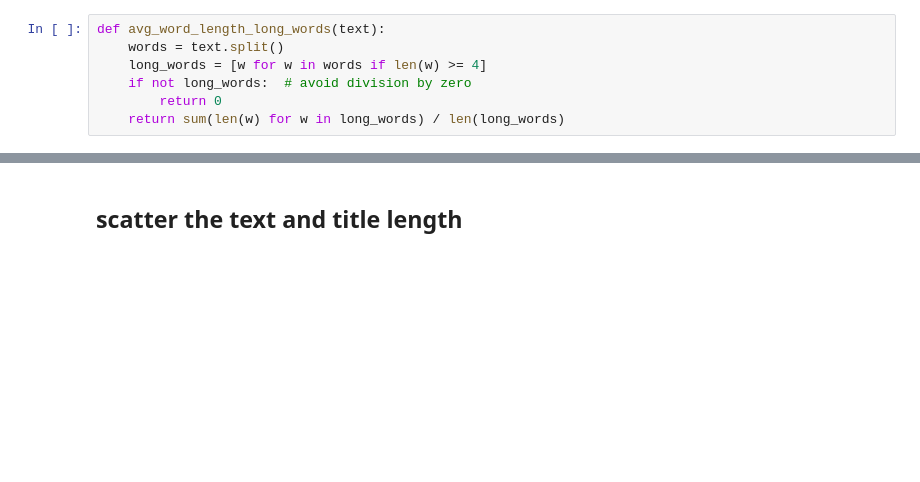
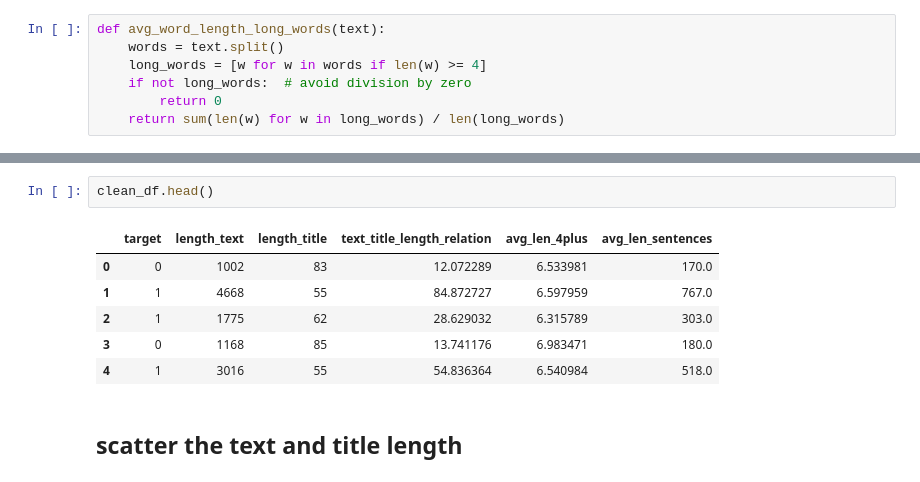
Before and after one commit to abolfazlshahsavaryyy/FakeNewsDetection, a Jupyter notebook: MainJupyter.ipynb, the cells around one changed output, grey strips where cells are left out. Saved outputs shown, nothing was run; the diff lists cells and outputs as text; blank space fills up the shorter version.

```diff
--- a/MainJupyter.ipynb
+++ b/MainJupyter.ipynb
@@ -71,3 +83,12 @@ clean_df.head()
+# %%
+clean_df.head()
+# %% [output]
+|  | target | length_text | length_title | text_title_length_relation | avg_len_4plus | avg_len_sentences |
+| 0 | 0 | 1002 | 83 | 12.072289 | 6.533981 | 170.0 |
+| 1 | 1 | 4668 | 55 | 84.872727 | 6.597959 | 767.0 |
+| 2 | 1 | 1775 | 62 | 28.629032 | 6.315789 | 303.0 |
+| 3 | 0 | 1168 | 85 | 13.741176 | 6.983471 | 180.0 |
+| 4 | 1 | 3016 | 55 | 54.836364 | 6.540984 | 518.0 |
 # %% [markdown]
 ## scatter the text and title length
 # %%
```
Also changed, not shown: parts of 5 cells of this notebook, 1 other file.
